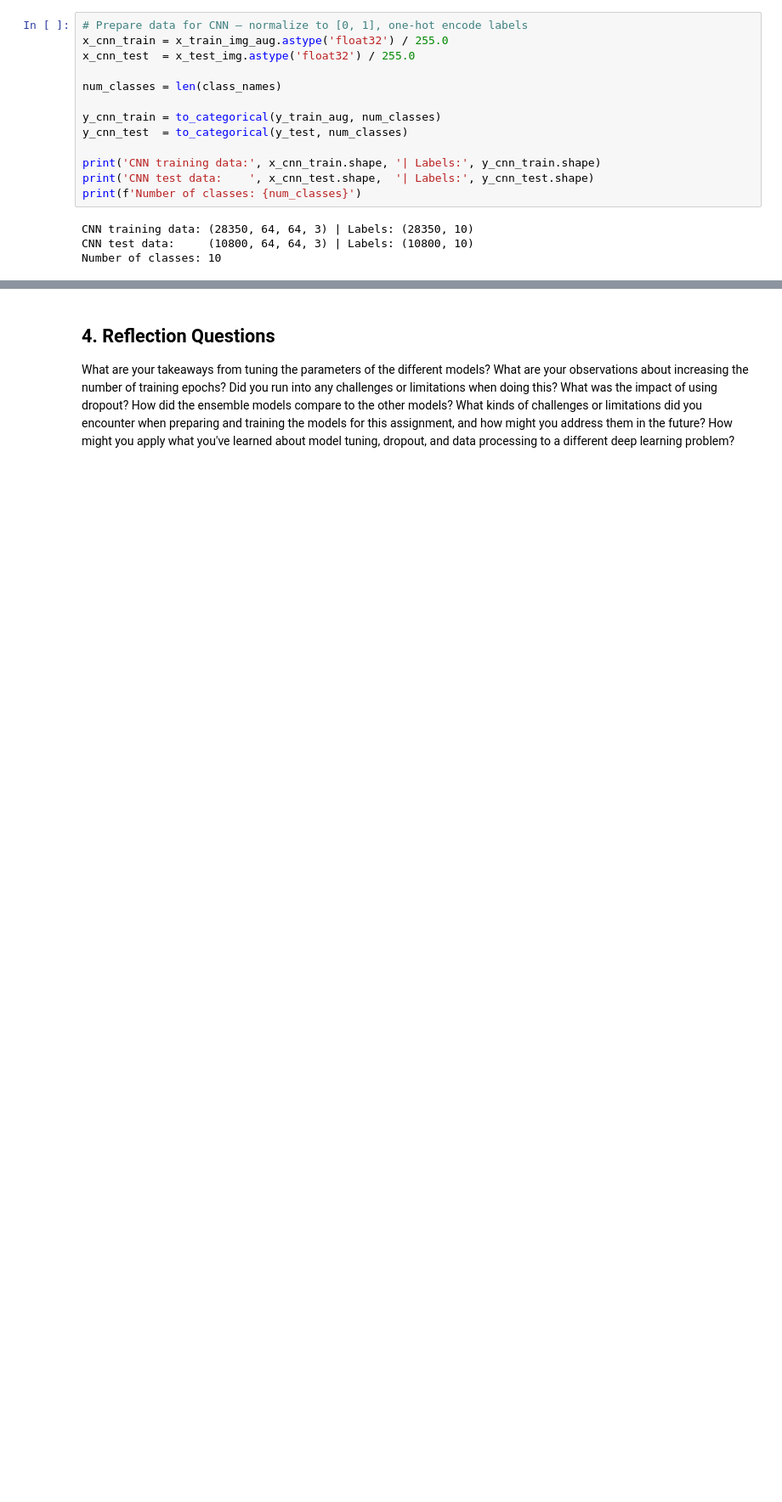
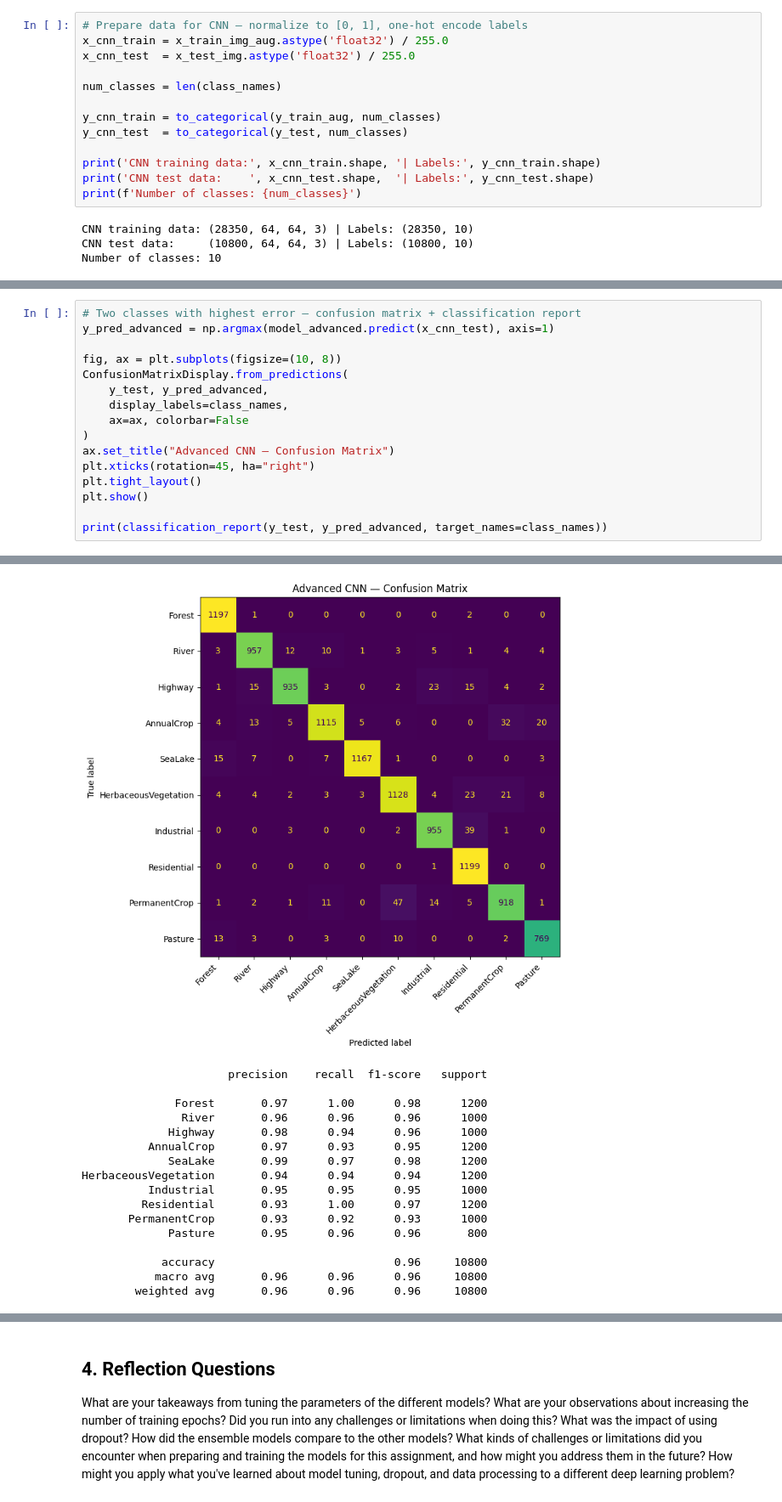
Before and after one commit to kakumanus/musa-650-spring2026, a Jupyter notebook: assignments/eurosat.ipynb, the cells around one changed output, grey strips where cells are left out. Shown at 85% size. Drawn from its saved outputs; the diff is of its cells as text; blank space fills up the shorter version.

```diff
--- a/assignments/eurosat.ipynb
+++ b/assignments/eurosat.ipynb
@@ -1157,0 +1267,17 @@ How did adding multispectral channels impact your model's performance? Explain t
+# %%
+# Two classes with highest error — confusion matrix + classification report
+y_pred_advanced = np.argmax(model_advanced.predict(x_cnn_test), axis=1)
+
+fig, ax = plt.subplots(figsize=(10, 8))
+ConfusionMatrixDisplay.from_predictions(
+    y_test, y_pred_advanced,
+    display_labels=class_names,
+    ax=ax, colorbar=False
+)
+ax.set_title("Advanced CNN — Confusion Matrix")
+plt.xticks(rotation=45, ha="right")
+plt.tight_layout()
+plt.show()
+
+print(classification_report(y_test, y_pred_advanced, target_names=class_names))
+# %% [output]
@@ -1157,0 +1285,17 @@ How did adding multispectral channels impact your model's performance? Explain t
+[figure, added]
+                      precision    recall  f1-score   support
+
+              Forest       0.97      1.00      0.98      1200
+               River       0.96      0.96      0.96      1000
+             Highway       0.98      0.94      0.96      1000
+          AnnualCrop       0.97      0.93      0.95      1200
+             SeaLake       0.99      0.97      0.98      1200
+HerbaceousVegetation       0.94      0.94      0.94      1200
+          Industrial       0.95      0.95      0.95      1000
+         Residential       0.93      1.00      0.97      1200
+       PermanentCrop       0.93      0.92      0.93      1000
+             Pasture       0.95      0.96      0.96       800
+
+            accuracy                           0.96     10800
+           macro avg       0.96      0.96      0.96     10800
+        weighted avg       0.96      0.96      0.96     10800
```
Also changed, not shown: parts of 35 cells of this notebook.
